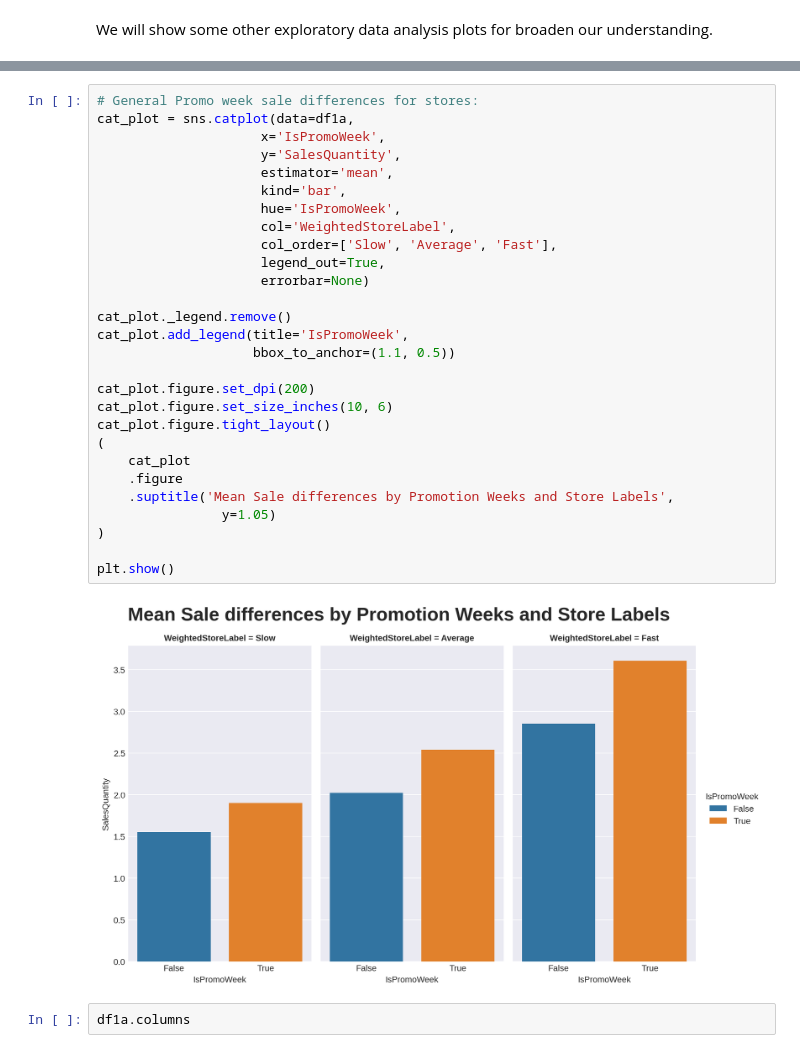
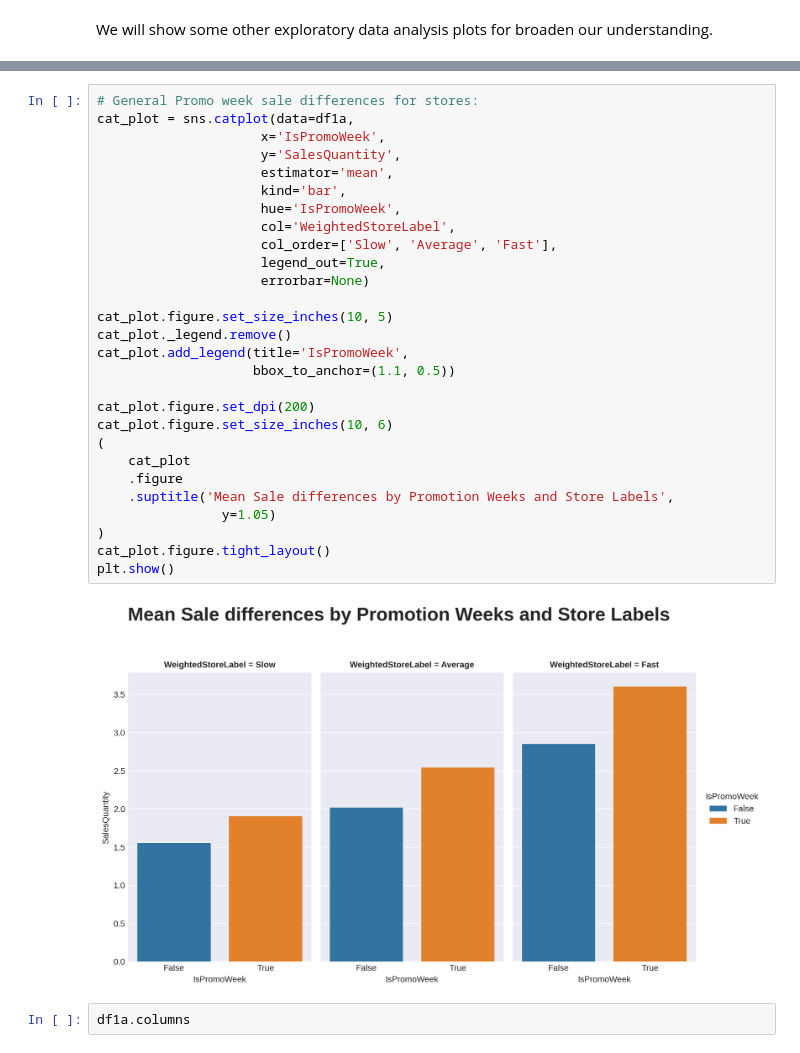
Before and after one commit to Botan-Bulut/DataScienceProjects, a Jupyter notebook: InventAnalyticsCaseStudy/analysis.ipynb, the cells around one changed output, grey strips where cells are left out. Saved outputs shown, nothing was run; the diff lists cells and outputs as text.

```diff
--- a/InventAnalyticsCaseStudy/analysis.ipynb
+++ b/InventAnalyticsCaseStudy/analysis.ipynb
@@ -1039,33 +1040,33 @@ plt.show()
 # %%
 # General Promo week sale differences for stores:
 cat_plot = sns.catplot(data=df1a,
                      x='IsPromoWeek',
                      y='SalesQuantity',
                      estimator='mean',
                      kind='bar',
                      hue='IsPromoWeek',
                      col='WeightedStoreLabel',
                      col_order=['Slow', 'Average', 'Fast'],
                      legend_out=True,
                      errorbar=None)
 
+cat_plot.figure.set_size_inches(10, 5)
 cat_plot._legend.remove()
 cat_plot.add_legend(title='IsPromoWeek',
                     bbox_to_anchor=(1.1, 0.5))
 
 cat_plot.figure.set_dpi(200)
 cat_plot.figure.set_size_inches(10, 6)
-cat_plot.figure.tight_layout()
 (
     cat_plot
     .figure
     .suptitle('Mean Sale differences by Promotion Weeks and Store Labels',
                 y=1.05)
 )
-
+cat_plot.figure.tight_layout()
 plt.show()
 # %% [output]
-[figure, old version]
+[figure, new version]
 # %%
 df1a.columns
 # %% [output]
```
Also changed, not shown: parts of 5 cells of this notebook, 1 other file.
